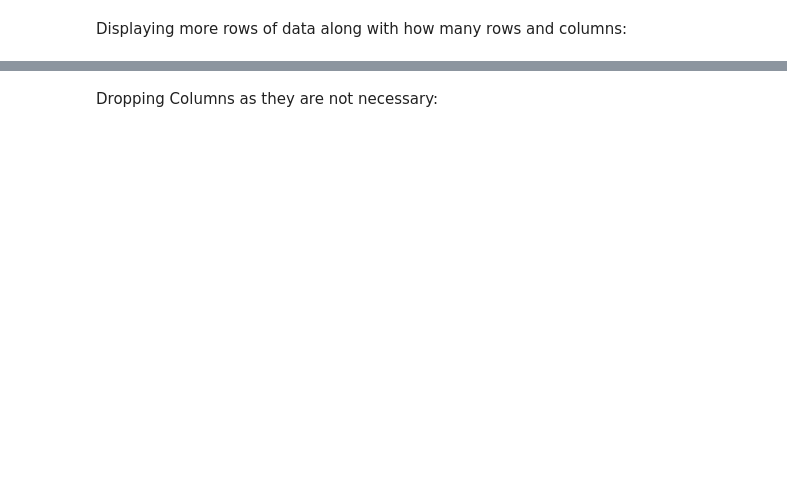
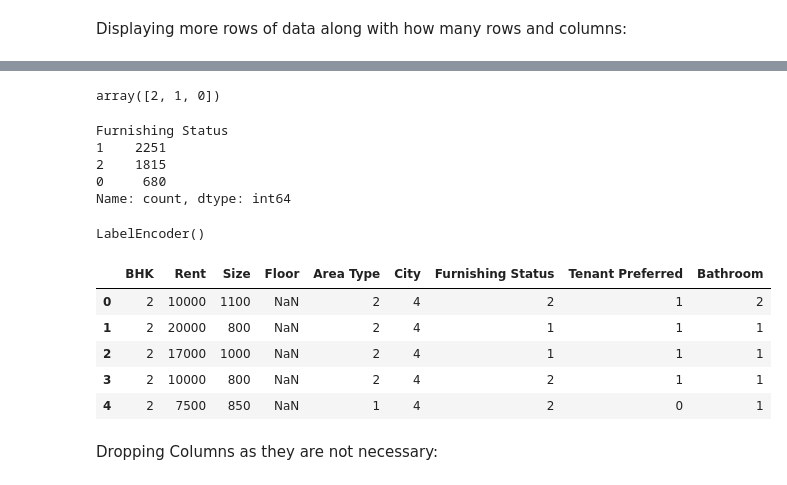
Before and after one commit to xBuki/CS4661, a Jupyter notebook: HouseRentProject.ipynb, the cells around one changed output, grey strips where cells are left out. Saved outputs shown, nothing was run; the diff lists cells and outputs as text; code cells hidden in the pictures; blank space fills up the shorter version.

```diff
--- a/HouseRentProject.ipynb
+++ b/HouseRentProject.ipynb
@@ -49,0 +77,18 @@ print(house_data_frame)
+# %%
+house_data_frame["Area Type"].unique()
+# %% [output]
+array([2, 1, 0])
+# %%
+house_data_frame["Furnishing Status"].value_counts()
+# %% [output]
+Furnishing Status
+1    2251
+2    1815
+0     680
+Name: count, dtype: int64
+# %%
+from sklearn.preprocessing import LabelEncoder
+label_encoder = LabelEncoder()
+print(label_encoder)
+# %% [output]
+LabelEncoder()
@@ -49,0 +99,9 @@ print(house_data_frame)
+# %%
+house_data_frame.head()
+# %% [output]
+|  | BHK | Rent | Size | Floor | Area Type | City | Furnishing Status | Tenant Preferred | Bathroom |
+| 0 | 2 | 10000 | 1100 | NaN | 2 | 4 | 2 | 1 | 2 |
+| 1 | 2 | 20000 | 800 | NaN | 2 | 4 | 1 | 1 | 1 |
+| 2 | 2 | 17000 | 1000 | NaN | 2 | 4 | 1 | 1 | 1 |
+| 3 | 2 | 10000 | 800 | NaN | 2 | 4 | 2 | 1 | 1 |
+| 4 | 2 | 7500 | 850 | NaN | 1 | 4 | 2 | 0 | 1 |
```
Also changed, not shown: parts of 15 cells of this notebook.
